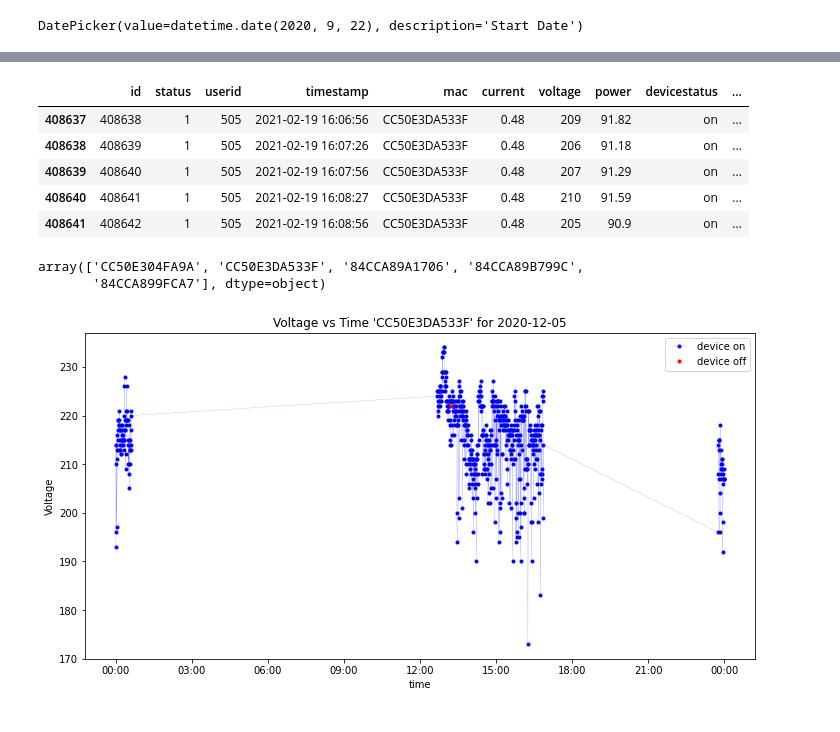
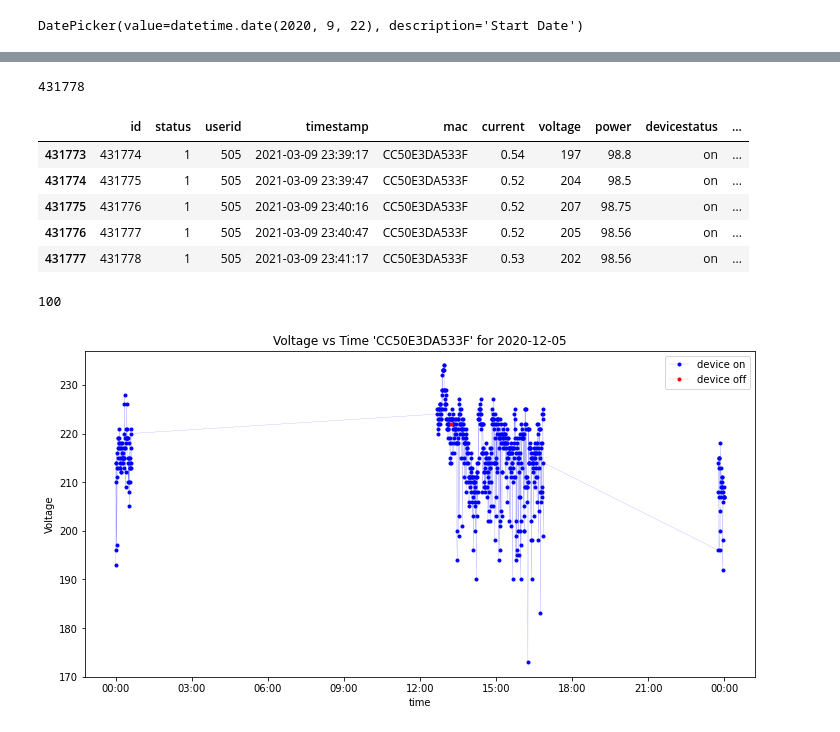
Before and after one commit to mugyenyij/U20_project, a Jupyter notebook: U20_notebook.ipynb, the cells around one changed output, grey strips where cells are left out. Drawn from its saved outputs; the diff is of its cells as text; code cells hidden in the pictures.

```diff
--- a/U20_notebook.ipynb
+++ b/U20_notebook.ipynb
@@ -33,25 +33,25 @@ Wall time: 39.4 s
+# %%
+len(df)
+# %% [output]
+431778
 # %%
+# Filter out devices that are not deployed
 df['device_deployed'] = np.where(df['mac'].isin(['84CCA89A1706','84CCA899CEE53','CC50E304FA9A',
-                   '84CCA899FCA7','84CCA89B799C','CC50E3DA533F']), 'Yes', 'No')
+                   '84CCA899FCA7','84CCA89B799C','CC50E3DA533F','84CCA89A48AF','84CCA899CEE2']), 'Yes', 'No')
+# df = df[df.device_deployed=='Yes']
+df.tail()
+# %% [output]
+|  | id | status | userid | timestamp | mac | current | voltage | power | devicestatus | ... |
+| 431773 | 431774 | 1 | 505 | 2021-03-09 23:39:17 | CC50E3DA533F | 0.54 | 197 | 98.8 | on | ... |
+| 431774 | 431775 | 1 | 505 | 2021-03-09 23:39:47 | CC50E3DA533F | 0.52 | 204 | 98.5 | on | ... |
+| 431775 | 431776 | 1 | 505 | 2021-03-09 23:40:16 | CC50E3DA533F | 0.52 | 207 | 98.75 | on | ... |
+| 431776 | 431777 | 1 | 505 | 2021-03-09 23:40:47 | CC50E3DA533F | 0.52 | 205 | 98.56 | on | ... |
+| 431777 | 431778 | 1 | 505 | 2021-03-09 23:41:17 | CC50E3DA533F | 0.53 | 202 | 98.56 | on | ... |
-# %%
-# Filter out devices that are not deployed
-df['device_deployed'] = np.where(df['mac'].isin(['84CCA89A1706','84CCA899CEE53','CC50E304FA9A',
-                   '84CCA899FCA7','84CCA89B799C','CC50E3DA533F']), 'Yes', 'No')
-df = df[df.device_deployed=='Yes']
-df.tail()
-# %% [output]
-|  | id | status | userid | timestamp | mac | current | voltage | power | devicestatus | ... |
-| 408637 | 408638 | 1 | 505 | 2021-02-19 16:06:56 | CC50E3DA533F | 0.48 | 209 | 91.82 | on | ... |
-| 408638 | 408639 | 1 | 505 | 2021-02-19 16:07:26 | CC50E3DA533F | 0.48 | 206 | 91.18 | on | ... |
-| 408639 | 408640 | 1 | 505 | 2021-02-19 16:07:56 | CC50E3DA533F | 0.48 | 207 | 91.29 | on | ... |
-| 408640 | 408641 | 1 | 505 | 2021-02-19 16:08:27 | CC50E3DA533F | 0.48 | 210 | 91.59 | on | ... |
-| 408641 | 408642 | 1 | 505 | 2021-02-19 16:08:56 | CC50E3DA533F | 0.48 | 205 | 90.9 | on | ... |
 # %%
 # Number of unique mac ids
-df.mac.unique()
+df.mac.nunique()
 # %% [output]
-array(['CC50E304FA9A', 'CC50E3DA533F', '84CCA89A1706', '84CCA89B799C',
-       '84CCA899FCA7'], dtype=object)
+100
 # %%
 # Change column types to numeric
 df[["current","voltage", "power"]] = df[["current","voltage", "power"]].apply(pd.to_numeric)
```
Also changed, not shown: parts of 10 cells of this notebook.
